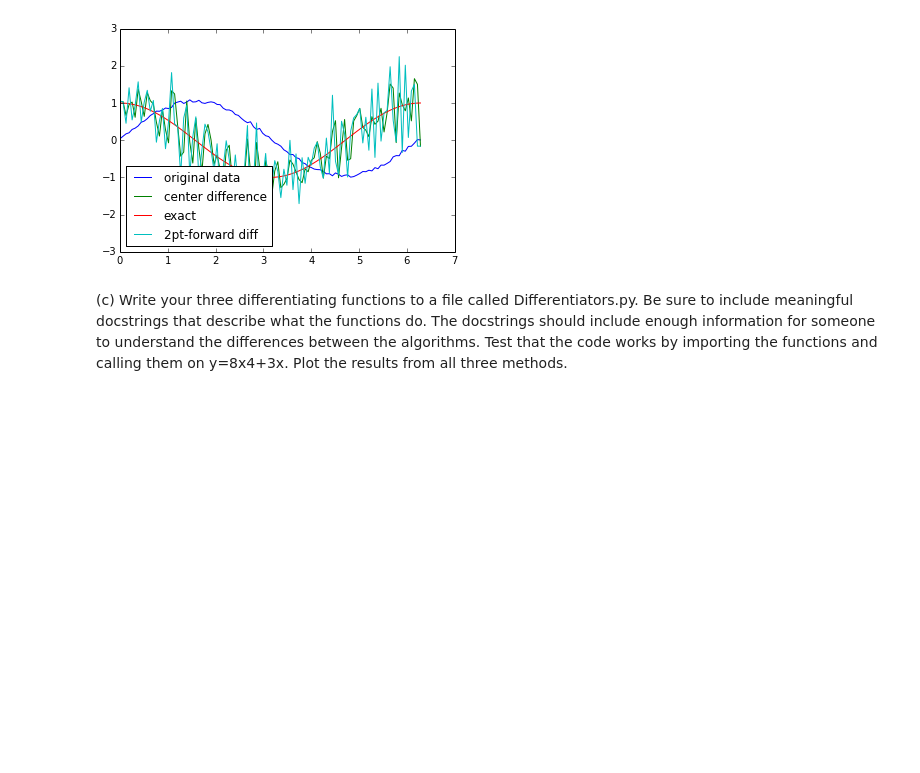
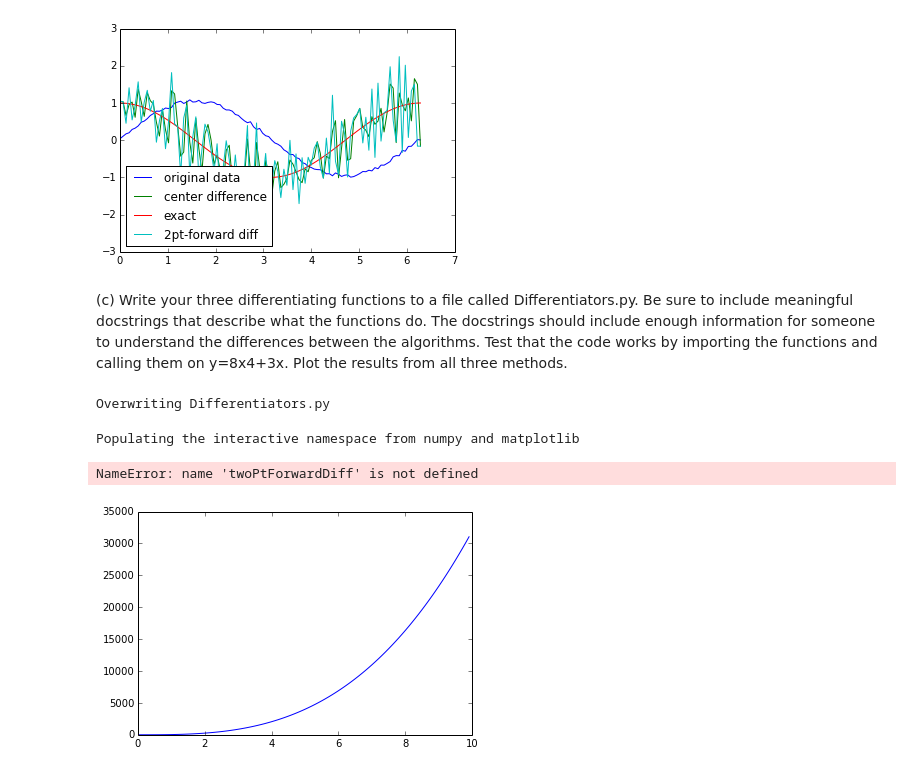
Before and after one commit to dlhoang/PHYS202-S14, a Jupyter notebook: SciPy/DifferentiationExercises.ipynb, the cells around one changed output. Drawn from its saved outputs; the diff is of its cells as text; code cells hidden in the pictures; blank space fills up the shorter version.

```diff
--- a/SciPy/DifferentiationExercises.ipynb
+++ b/SciPy/DifferentiationExercises.ipynb
@@ -239,3 +239,81 @@ plt.show()
 [figure]
 # %% [markdown]
 (c) Write your three differentiating functions to a file called Differentiators.py. Be sure to include meaningful docstrings that describe what the functions do. The docstrings should include enough information for someone to understand the differences between the algorithms. Test that the code works by importing the functions and calling them on y=8x4+3x. Plot the results from all three methods.
+# %%
+%%file Differentiators.py
+
+def twoPtForwardDiff(x,y):
+        """takes arguments as arrays of values x and y(x) and return derivates
+        of y with respect to x using Forward Difference"""
+
+        # get values of f(x+h) - f(x)
+        dy = np.diff(y)
+        # get values of h
+        dx = np.diff(x)
+
+        # dydx with Forward Difference
+        dydxF = np.zeros(y.shape,float)
+        dydxF[0:-1] = np.diff(y)/np.diff(x)
+
+        # dydx with Centered Difference for the last element since there is
+        # no f(x+h) to calculate Forward Difference
+        dydxF[-1] = (y[-1] - y[-2])/(x[-1] - x[-2])
+
+        return dydxF
+
+def twoPtCenteredDiff(x,y):
+    """takes arguments as arrays of values x and y(x) and return derivates
+    of y with respect to x using Centered Difference"""
+
+    # dydx with Centered Difference
+    dydxC = np.zeros(y.shape,float)
+    dydxC[1:-1] = (y[2:] - y[:-2])/(x[2:] - x[:-2])
+
+    # dydx with Forward Difference for first element since there is no
+    # previous data point to calculate Centered Difference
+    dydxC[0] = (y[1]-y[0])/(x[1]-x[0])
+
+    # dydx with Backward Difference for last element since there is no
+    # next data point to calculate Centered Difference
+    dydxC[-1] = (y[-1] - y[-2])/(x[-1] - x[-2])
+
+    return dydxC
+
+def fourPtCenteredDiff(x,y):
+    """ take x and y arrays and calculate dy/dx using Center Difference """
+
+    # calculate dy/dx using 4-pt Centered Difference
+    dydx4 = np.zeros(y.shape, float)
+    dydx4[2:-2] = (y[:-4] - 8*y[1:-3] + 8*y[3:-1] - y[4:]) / (12 * (x[1]-x[0]))
+
+    # Forward difference
+    dydx4[0] = (y[1]-y[0])/(x[1]-x[0])
+    dydx4[1] = (y[2]-y[1])/(x[2]-x[1])
+
+    # Backward difference
+    dydx4[-1] = (y[-1] - y[-2])/(x[-1] - x[-2])
+    dydx4[-2] = (y[-2] - y[-3])/(x[-2] - x[-3])
+
+    return dydx4
+# %% [output]
+Overwriting Differentiators.py
+# %%
+import Differentiators
+import numpy as np
+%pylab inline
+
+x = np.arange(0,10,0.1)
+y = 8 * (x**4) + 3*x
+dydxExact = 32 * (x**3) + 3
+
+# plt.plot(x,fourPtCenteredDiff(x,y),label='center difference')
+plt.plot(x,dydxExact,label='exact')
+plt.plot(x,twoPtForwardDiff(x,y),label='2pt-forward diff')
+plt.plot(x,twoPtBackwardDiff(x,y),label='2pt-backward diff')
+plt.ylabel("Noisy data and derivatives", fontsize=15)
+plt.legend(loc='lower left')
+plt.show()
+# %% [output]
+Populating the interactive namespace from numpy and matplotlib
+NameError: name 'twoPtForwardDiff' is not defined
+[figure, added]
```
Also changed, not shown: 1 other file.
